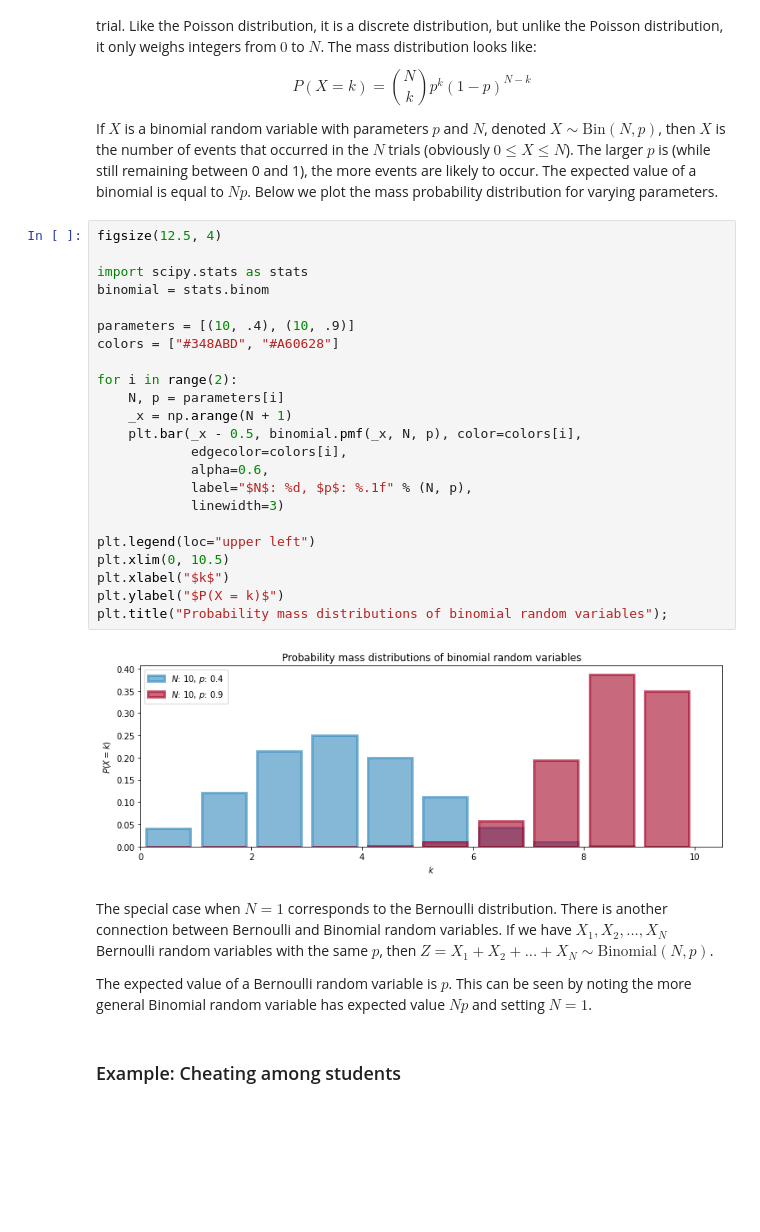
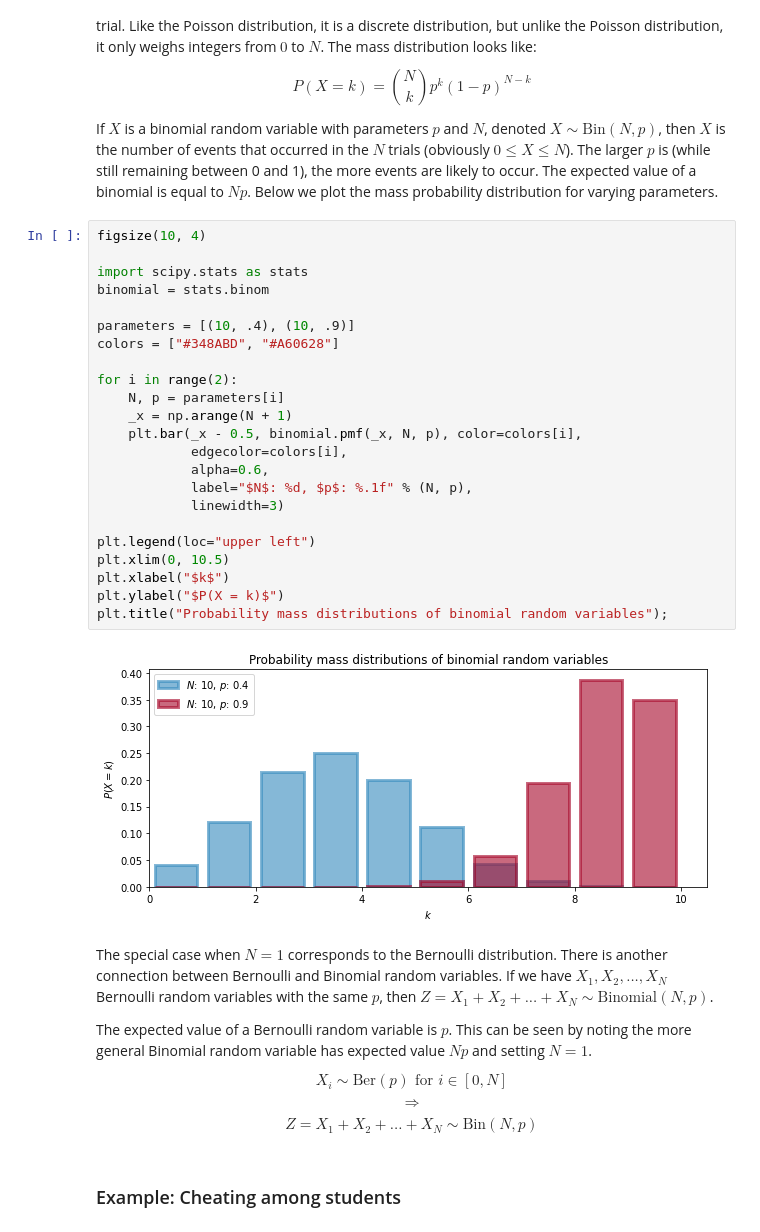
Before and after one commit to kennysong/Probabilistic-Programming-and-Bayesian-Methods-for-Hackers, a Jupyter notebook: Chapter2_MorePyMC/Ch2_MorePyMC_PyMC3.ipynb, the cells around one changed output. Drawn from its saved outputs; the diff is of its cells as text; blank space fills up the shorter version.

```diff
--- a/Chapter2_MorePyMC/Ch2_MorePyMC_PyMC3.ipynb
+++ b/Chapter2_MorePyMC/Ch2_MorePyMC_PyMC3.ipynb
@@ -599,34 +597,38 @@ $$P( X = k ) =  {{N}\choose{k}}  p^k(1-p)^{N-k}$$
 
 If $X$ is a binomial random variable with parameters $p$ and $N$, denoted $X \sim \text{Bin}(N,p)$, then $X$ is the number of events that occurred in the $N$ trials (obviously $0 \le X \le N$). The larger $p$ is (while still remaining between 0 and 1), the more events are likely to occur. The expected value of a binomial is equal to $Np$. Below we plot the mass probability distribution for varying parameters.
 # %%
-figsize(12.5, 4)
+figsize(10, 4)
 
 import scipy.stats as stats
 binomial = stats.binom
 
 parameters = [(10, .4), (10, .9)]
 colors = ["#348ABD", "#A60628"]
 
 for i in range(2):
     N, p = parameters[i]
     _x = np.arange(N + 1)
     plt.bar(_x - 0.5, binomial.pmf(_x, N, p), color=colors[i],
             edgecolor=colors[i],
             alpha=0.6,
             label="$N$: %d, $p$: %.1f" % (N, p),
             linewidth=3)
 
 plt.legend(loc="upper left")
 plt.xlim(0, 10.5)
 plt.xlabel("$k$")
 plt.ylabel("$P(X = k)$")
 plt.title("Probability mass distributions of binomial random variables");
 # %% [output]
-[figure, old version]
+[figure, new version]
 # %% [markdown]
 The special case when $N = 1$ corresponds to the Bernoulli distribution. There is another connection between Bernoulli and Binomial random variables. If we have $X_1, X_2, ... , X_N$ Bernoulli random variables with the same $p$, then $Z = X_1 + X_2 + ... + X_N \sim \text{Binomial}(N, p )$.
 
 The expected value of a Bernoulli random variable is $p$. This can be seen by noting the more general Binomial random variable has expected value $Np$ and setting $N=1$.
+
+$$X_i \sim \text{Ber}(p) \text{ for } i \in [0, N]$$
+$$\Rightarrow$$
+$$Z = X_1 + X_2 + ... + X_N \sim \text{Bin}(N, p)$$
 # %% [markdown]
 ### Example: Cheating among students
 # %% [markdown]
```
Also changed, not shown: parts of 43 cells of this notebook, 7 other files.
